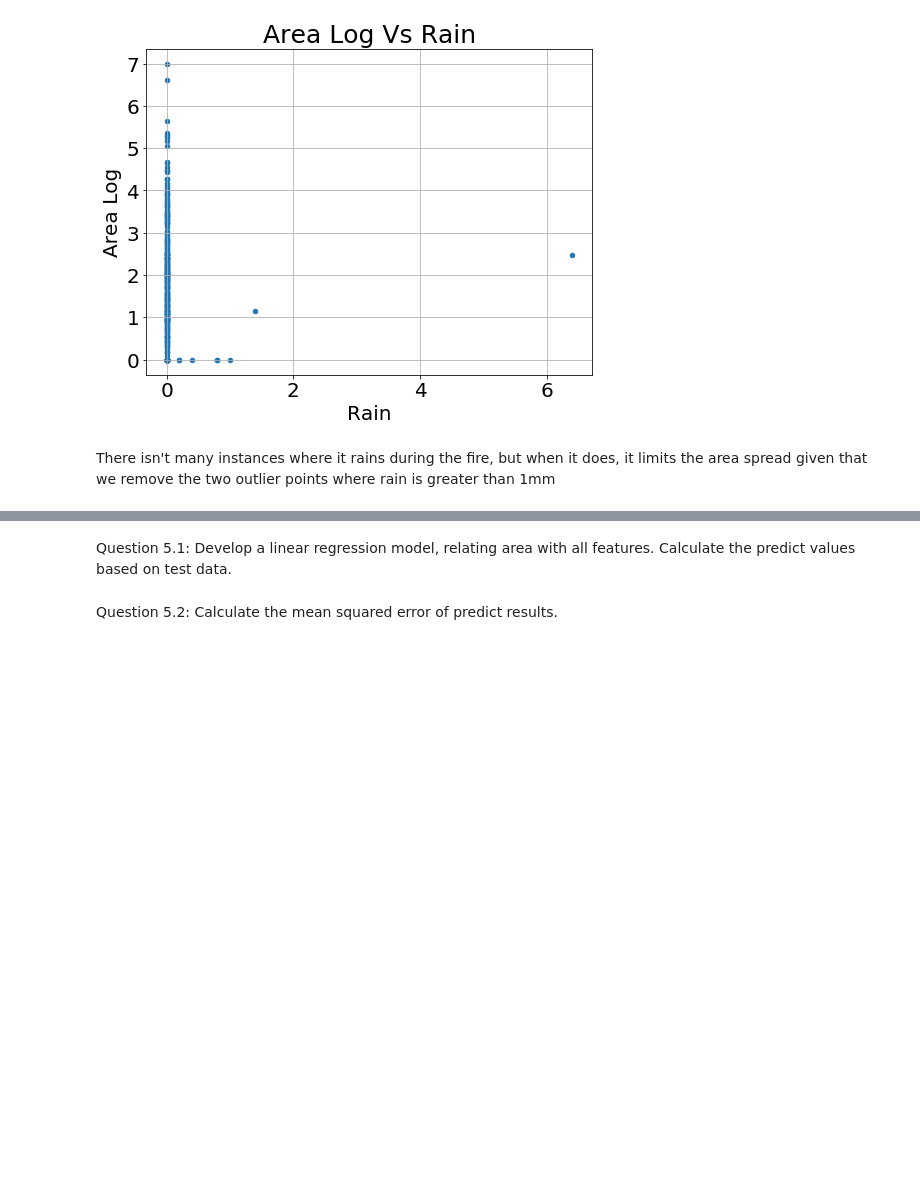
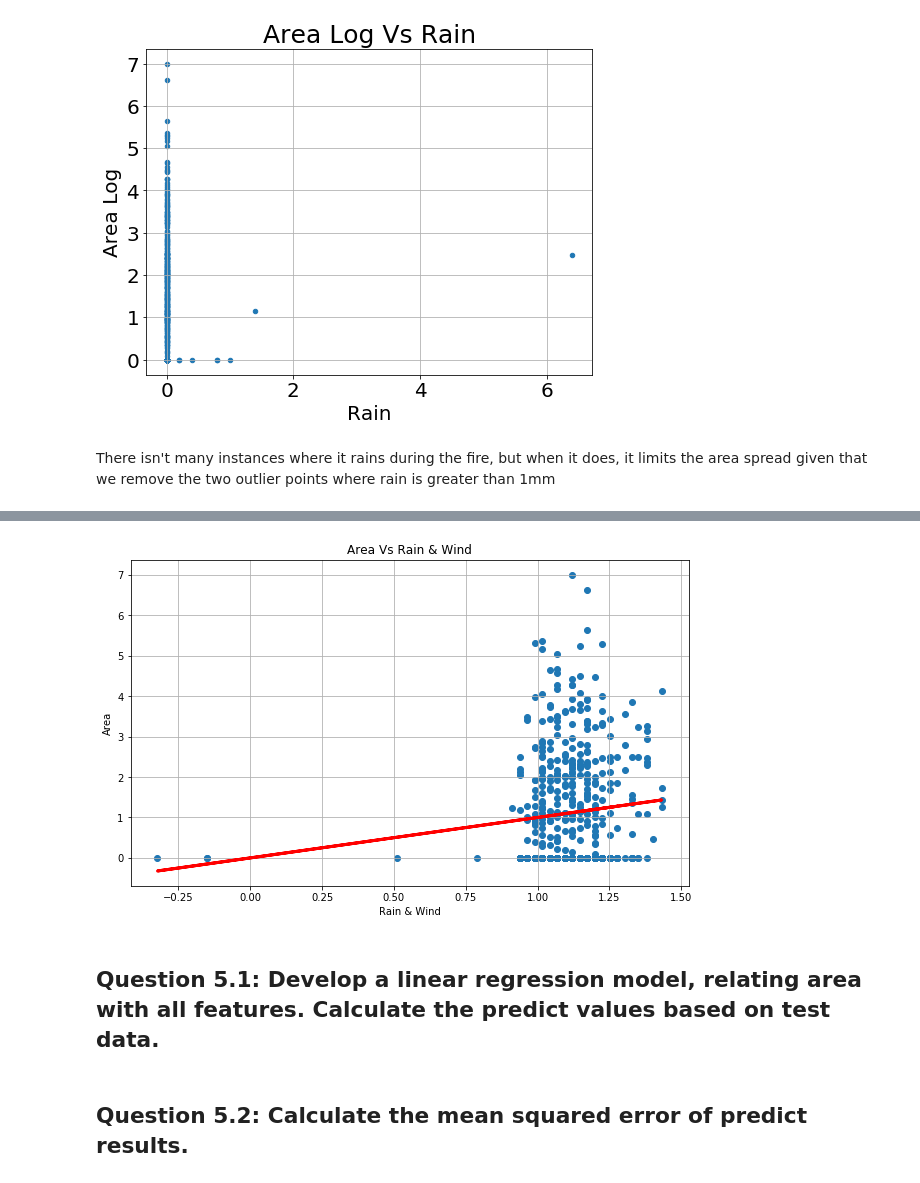
Before and after one commit to rodolfolermacontreras/ML_1_Assignment_2, a Jupyter notebook: MLEARN510-Lesson02-Rodolfo_Lerma.ipynb, the cells around one changed output, grey strips where cells are left out. Cells and saved outputs as stored; diff of their text form; code cells hidden in the pictures; blank space fills up the shorter version.

```diff
--- a/MLEARN510-Lesson02-Rodolfo_Lerma.ipynb
+++ b/MLEARN510-Lesson02-Rodolfo_Lerma.ipynb
@@ -161,4 +252,17 @@ Question 4.2: Calculate the mean squared error of predict results.
+# %%
+def scatters(a,b,c,d):
+    plt.figure(figsize=(10, 6)).gca()
+    plt.scatter(a, b)
+    plt.plot(a, c, linewidth=3, color = 'red')
+    plt.grid(True)
+    plt.xlabel(d)
+    plt.ylabel('Area')
+    plt.title('Area Vs ' + d)
+
+scatters(predictions, y_output, predictions, 'Rain & Wind')
+# %% [output]
+[figure, added]
 # %% [markdown]
-Question 5.1: Develop a linear regression model, relating area with all features. Calculate the predict values based on test data.
+## Question 5.1: Develop a linear regression model, relating area with all features. Calculate the predict values based on test data.
 # %% [markdown]
-Question 5.2: Calculate the mean squared error of predict results.
+## Question 5.2: Calculate the mean squared error of predict results.
```
Also changed, not shown: parts of 14 cells of this notebook.
